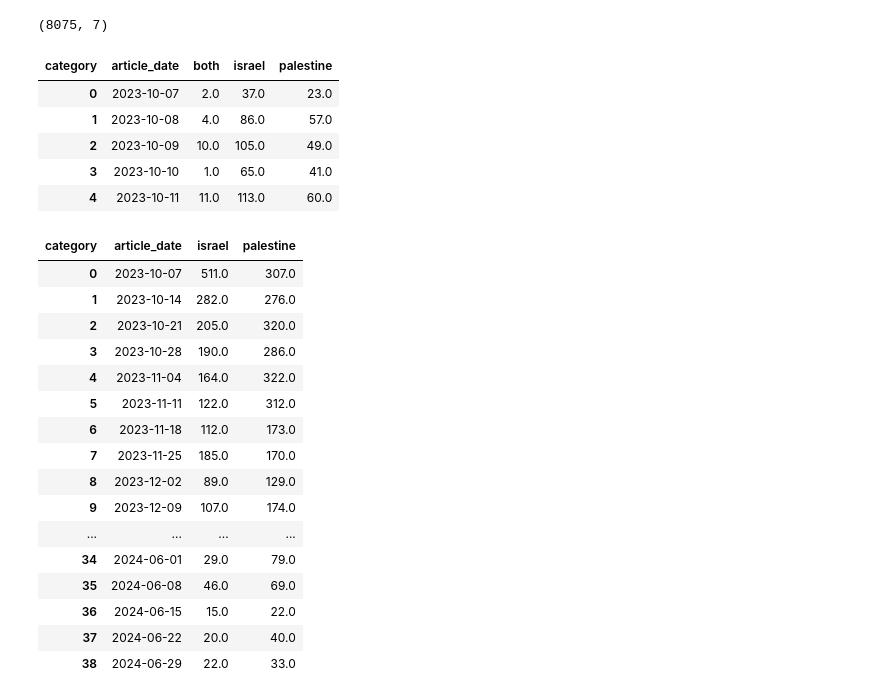
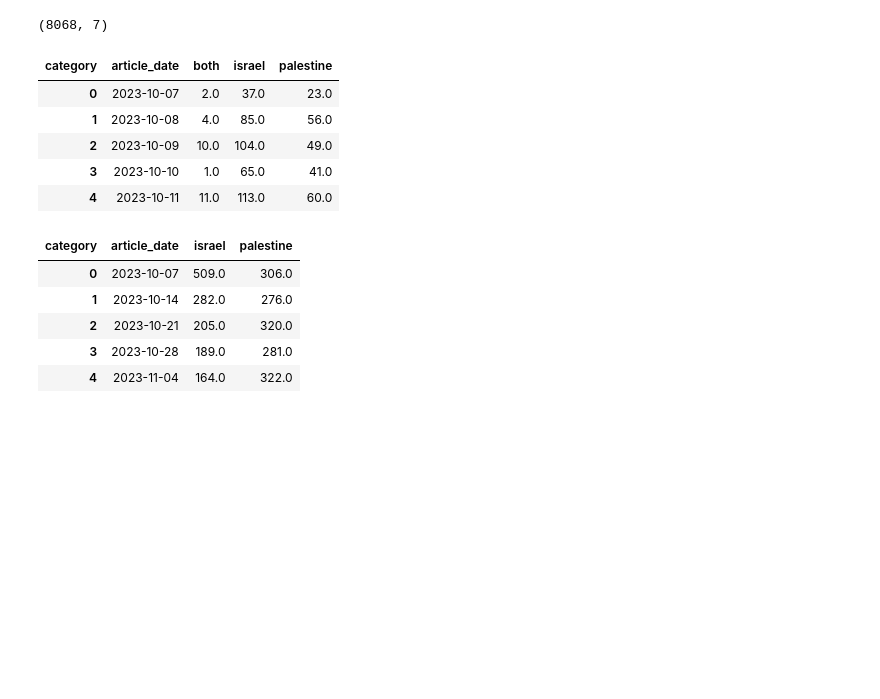
Before and after one commit to liet-git/bbc-bias, a Jupyter notebook: nlp/plot_mentions.ipynb, the cells around one changed output. Cells and saved outputs as stored; diff of their text form; code cells hidden in the pictures; blank space fills up the shorter version.

```diff
--- a/nlp/plot_mentions.ipynb
+++ b/nlp/plot_mentions.ipynb
@@ -20,13 +20,16 @@ annotations_livefeeds = pd.read_csv('./fatality_counts/summary/annotations_livef
 
 combined = pd.concat([annotations_articles, annotations_livefeeds, file_annotations])
 
+#drop any duplicate annotations from files
+combined.drop_duplicates(['article_title', 'sentence'], keep = 'first', inplace=True)
+
 # set to datetime and filter for period of interest
 combined['article_date'] = pd.to_datetime(combined['article_date'])
 combined = combined[(combined['article_date'] > '2023-10-06')]
 
 print(combined.shape)
 # %% [output]
-(8075, 7)
+(8068, 7)
 # %%
 summary = combined.groupby(['article_date', 'category']).agg({'article_id':'count'}).reset_index().pivot(index='article_date', columns='category', values='article_id').reset_index()
 
@@ -43,33 +46,22 @@ summary.head(5)
 # %% [output]
 | category | article_date | both | israel | palestine |
 | 0 | 2023-10-07 | 2.0 | 37.0 | 23.0 |
-| 1 | 2023-10-08 | 4.0 | 86.0 | 57.0 |
-| 2 | 2023-10-09 | 10.0 | 105.0 | 49.0 |
+| 1 | 2023-10-08 | 4.0 | 85.0 | 56.0 |
+| 2 | 2023-10-09 | 10.0 | 104.0 | 49.0 |
 | 3 | 2023-10-10 | 1.0 | 65.0 | 41.0 |
 | 4 | 2023-10-11 | 11.0 | 113.0 | 60.0 |
 # %%
 summary_grouped = summary.groupby(pd.Grouper(key='article_date', freq='7D')).agg({'israel':'sum', 'palestine':'sum'}).reset_index()
 summary_grouped = summary_grouped[summary_grouped['article_date'] < '2024-07-01']
 
-summary_grouped
+summary_grouped.head(5)
 # %% [output]
 | category | article_date | israel | palestine |
-| 0 | 2023-10-07 | 511.0 | 307.0 |
+| 0 | 2023-10-07 | 509.0 | 306.0 |
 | 1 | 2023-10-14 | 282.0 | 276.0 |
 | 2 | 2023-10-21 | 205.0 | 320.0 |
-| 3 | 2023-10-28 | 190.0 | 286.0 |
+| 3 | 2023-10-28 | 189.0 | 281.0 |
 | 4 | 2023-11-04 | 164.0 | 322.0 |
-| 5 | 2023-11-11 | 122.0 | 312.0 |
-| 6 | 2023-11-18 | 112.0 | 173.0 |
-| 7 | 2023-11-25 | 185.0 | 170.0 |
-| 8 | 2023-12-02 | 89.0 | 129.0 |
-| 9 | 2023-12-09 | 107.0 | 174.0 |
-| ... | ... | ... | ... |
-| 34 | 2024-06-01 | 29.0 | 79.0 |
-| 35 | 2024-06-08 | 46.0 | 69.0 |
-| 36 | 2024-06-15 | 15.0 | 22.0 |
-| 37 | 2024-06-22 | 20.0 | 40.0 |
-| 38 | 2024-06-29 | 22.0 | 33.0 |
 # %%
 import matplotlib.pyplot as plt
 import matplotlib.ticker as ticker
```
Also changed, not shown: parts of 1 cell of this notebook.
